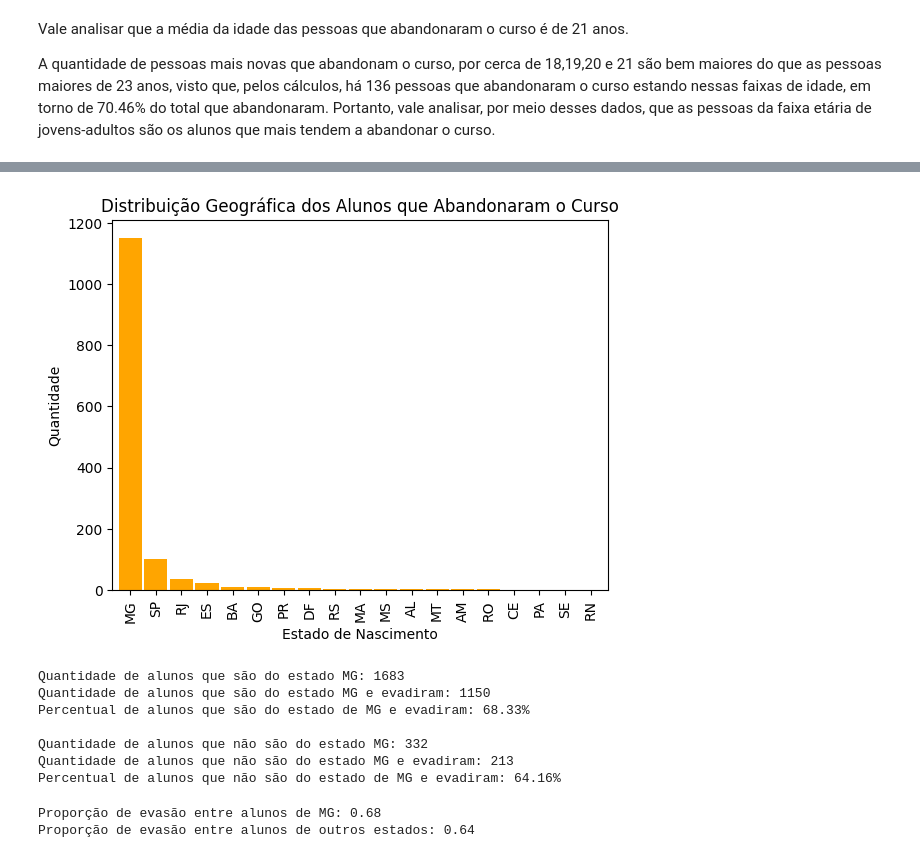
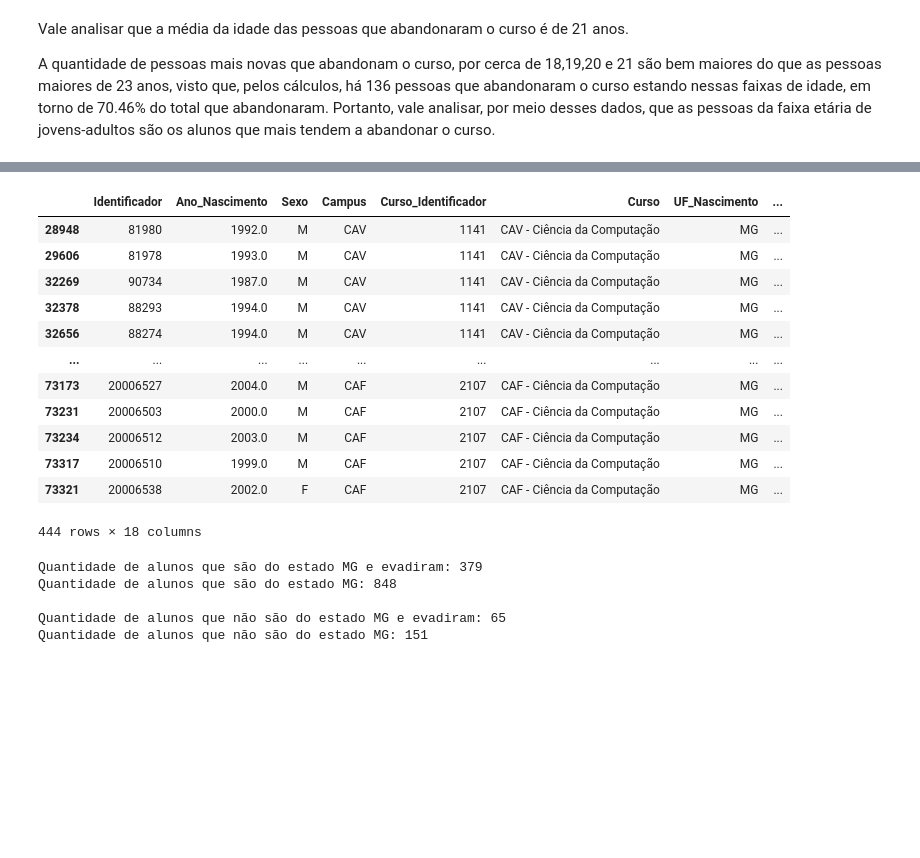
Before and after one commit to ThulioSilva13/ProjetoCienciaDeDados, a Jupyter notebook: NotebookTP/TPDados.ipynb, the cells around one changed output, grey strips where cells are left out. Drawn from its saved outputs; the diff is of its cells as text; code cells hidden in the pictures; blank space fills up the shorter version.

```diff
--- a/NotebookTP/TPDados.ipynb
+++ b/NotebookTP/TPDados.ipynb
@@ -646,20 +678,22 @@ Analisando os resultados podemos concluir que:
 # %%
-df = dados[(dados["Situacao_Aluno_Agrupada"] == "Conclusão") | (dados["Situacao_Aluno_Agrupada"] == "Evasão")]
+df_alunos_evadiram
+# %% [output]
+|  | Identificador | Ano_Nascimento | Sexo | Campus | Curso_Identificador | Curso | UF_Nascimento | ... |
+| 28948 | 81980 | 1992.0 | M | CAV | 1141 | CAV - Ciência da Computação | MG | ... |
+| 29606 | 81978 | 1993.0 | M | CAV | 1141 | CAV - Ciência da Computação | MG | ... |
+| 32269 | 90734 | 1987.0 | M | CAV | 1141 | CAV - Ciência da Computação | MG | ... |
+| 32378 | 88293 | 1994.0 | M | CAV | 1141 | CAV - Ciência da Computação | MG | ... |
+| 32656 | 88274 | 1994.0 | M | CAV | 1141 | CAV - Ciência da Computação | MG | ... |
+| ... | ... | ... | ... | ... | ... | ... | ... | ... |
+| 73173 | 20006527 | 2004.0 | M | CAF | 2107 | CAF - Ciência da Computação | MG | ... |
+| 73231 | 20006503 | 2000.0 | M | CAF | 2107 | CAF - Ciência da Computação | MG | ... |
+| 73234 | 20006512 | 2003.0 | M | CAF | 2107 | CAF - Ciência da Computação | MG | ... |
+| 73317 | 20006510 | 1999.0 | M | CAF | 2107 | CAF - Ciência da Computação | MG | ... |
+| 73321 | 20006538 | 2002.0 | F | CAF | 2107 | CAF - Ciência da Computação | MG | ... |
+444 rows × 18 columns
-# %%
-# Contagem de alunos por estado de nascimento
-estado_nascimento_counts = df['UF_Nascimento'].value_counts()
-
-# Gráfico de barras mostrando a distribuição geográfica
-estado_nascimento_counts.plot(kind='bar', color='orange', width=0.9)
-plt.xlabel('Estado de Nascimento')
-plt.ylabel('Quantidade')
-plt.title('Distribuição Geográfica dos Alunos que Abandonaram o Curso')
-plt.show()
-# %% [output]
-[figure, removed]
 # %%
-evasao_mg = df[df['UF_Nascimento'] == 'MG']
-evasao_fora_mg = df[df['UF_Nascimento'] != 'MG']
+evasao_mg = df_alunos_evadiram[df_alunos_evadiram['UF_Nascimento'] == 'MG']
+evasao_fora_mg = df_alunos_evadiram[df_alunos_evadiram['UF_Nascimento'] != 'MG']
 
 quantidade_evasao_mg = evasao_mg.shape[0]
 quantidade_evasao_fora_mg = evasao_fora_mg.shape[0]
@@ -667,30 +701,14 @@ quantidade_evasao_fora_mg = evasao_fora_mg.shape[0]
 quantidade_alunos_mg = dados[dados['UF_Nascimento'] == 'MG'].shape[0]
 quantidade_alunos_fora_mg = dados[dados['UF_Nascimento'] != 'MG'].shape[0]
 
-perc_alunos_mg_evadiram = (quantidade_evasao_mg/quantidade_alunos_mg) * 100
-perc_alunos_fora_mg_evadiram = (quantidade_evasao_fora_mg/quantidade_alunos_fora_mg) * 100
+print(f'Quantidade de alunos que são do estado MG e evadiram: {quantidade_evasao_mg}')
+print(f'Quantidade de alunos que são do estado MG: {quantidade_alunos_mg}\n')
 
-print(f'Quantidade de alunos que são do estado MG: {quantidade_alunos_mg}')
-print(f'Quantidade de alunos que são do estado MG e evadiram: {quantidade_evasao_mg}')
-print(f'Percentual de alunos que são do estado de MG e evadiram: {perc_alunos_mg_evadiram:.2f}%\n')
-
+print(f'Quantidade de alunos que não são do estado MG e evadiram: {quantidade_evasao_fora_mg}')
 print(f'Quantidade de alunos que não são do estado MG: {quantidade_alunos_fora_mg}')
-print(f'Quantidade de alunos que não são do estado MG e evadiram: {quantidade_evasao_fora_mg}')
-print(f'Percentual de alunos que não são do estado de MG e evadiram: {perc_alunos_fora_mg_evadiram:.2f}%')
 # %% [output]
-Quantidade de alunos que são do estado MG: 1683
-Quantidade de alunos que são do estado MG e evadiram: 1150
-Percentual de alunos que são do estado de MG e evadiram: 68.33%
+Quantidade de alunos que são do estado MG e evadiram: 379
+Quantidade de alunos que são do estado MG: 848
 
-Quantidade de alunos que não são do estado MG: 332
-Quantidade de alunos que não são do estado MG e evadiram: 213
-Percentual de alunos que não são do estado de MG e evadiram: 64.16%
+Quantidade de alunos que não são do estado MG e evadiram: 65
+Quantidade de alunos que não são do estado MG: 151
-# %%
-proporcao_evasao_mg = quantidade_evasao_mg / quantidade_alunos_mg
-proporcao_evasao_fora_mg = quantidade_evasao_fora_mg / quantidade_alunos_fora_mg
-
-print(f'Proporção de evasão entre alunos de MG: {proporcao_evasao_mg:.2f}')
-print(f'Proporção de evasão entre alunos de outros estados: {proporcao_evasao_fora_mg:.2f}')
-# %% [output]
-Proporção de evasão entre alunos de MG: 0.68
-Proporção de evasão entre alunos de outros estados: 0.64
```
Also changed, not shown: parts of 78 cells of this notebook.
